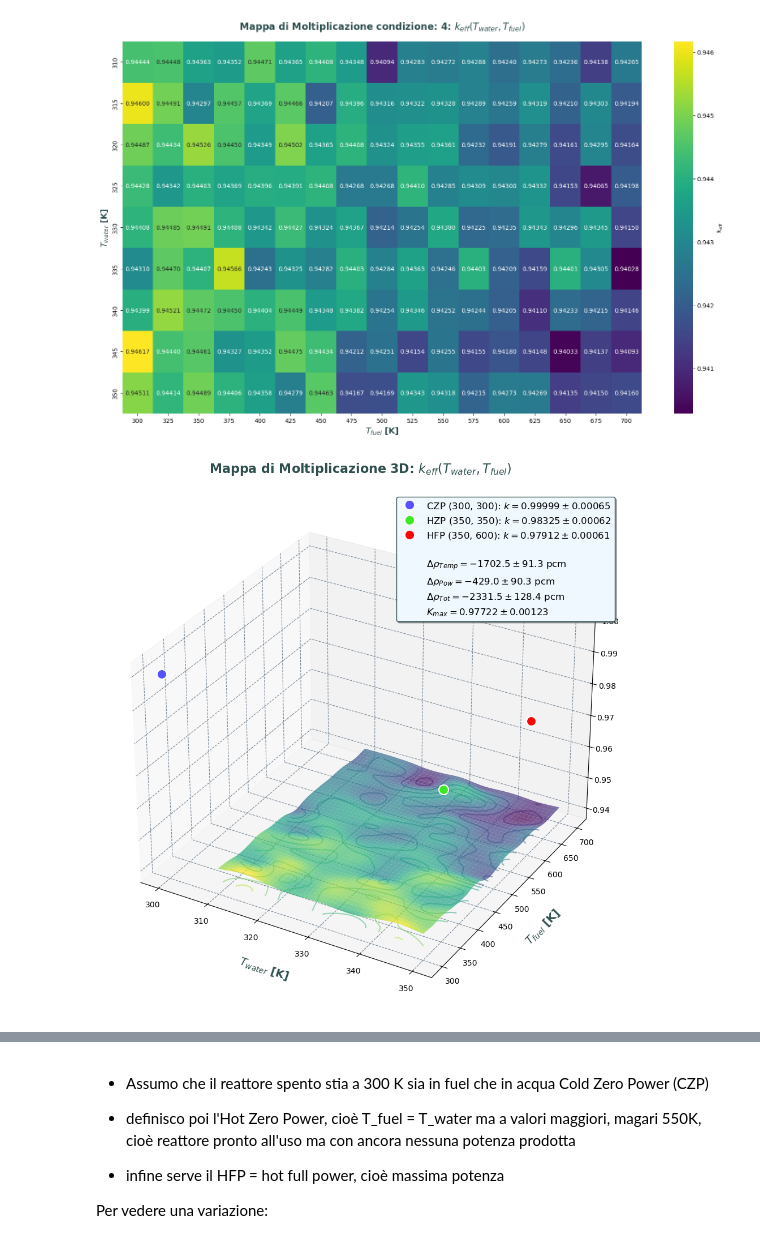
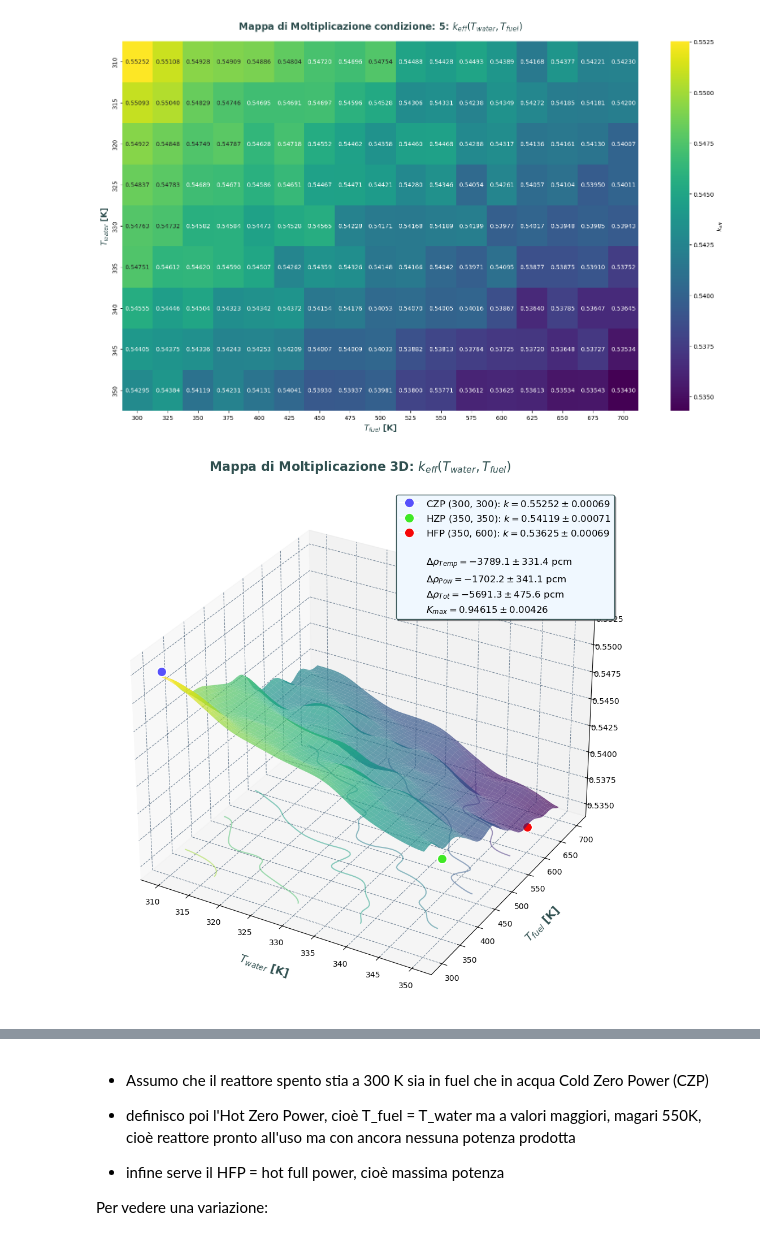
Before and after one commit to oblivion0218/Tesi-Magistrale, a Jupyter notebook: Open MC/reattore_4/auto/analisi.ipynb, the cells around one changed output, grey strips where cells are left out. Drawn from its saved outputs; the diff is of its cells as text; code cells hidden in the pictures.

```diff
--- a/Open MC/reattore_4/auto/analisi.ipynb
+++ b/Open MC/reattore_4/auto/analisi.ipynb
@@ -21,7 +21,7 @@ def load_parameters(filename='parametri.txt'):
     return {k: v for k, v in params.items() if not k.startswith('__') and k != 'np'}
 
 
-index = 4  # Sostituisci con l'indice desiderato
+index = 5  # Sostituisci con l'indice desiderato
 
 p = load_parameters('../parametri_' + str(index) + '.txt')
 
@@ -133,7 +133,7 @@ ax.set_ylabel("$T_{water}$ [K]", fontsize=14, fontweight='bold', color='#2F4F4F'
 plt.tight_layout()
 plt.show()
 # %% [output]
-[figure, old version]
+[figure, new version]
 # %%
 import numpy as np
 import matplotlib.pyplot as plt
@@ -157,15 +157,11 @@ def get_k_state(df, tw, tf):
         raise ValueError(f"Stato (Tw={tw}K, Tf={tf}K) non trovato nei dati.")
 
 # --- 2. ESTRAZIONE DATI E CALCOLI FISICI ---
-T_water_czp, T_fuel_czp = 300.0, 300.0
+T_water_czp, T_fuel_czp = 310.0, 300.0
 
-'''k_czp , std_czp = get_k_state(df, T_water_czp, T_fuel_czp)
+k_czp , std_czp = get_k_state(df, T_water_czp, T_fuel_czp)
 k_hzp, std_hzp = get_k_state(df, T_water_HZP, T_fuel_HZP)
-k_hfp, std_hfp = get_k_state(df, T_water_HZP, T_fuel_HFP)'''
-
-k_czp , std_czp = 0.99999    ,  0.00065
-k_hzp, std_hzp = 0.98325   ,   0.00062
-k_hfp, std_hfp = 0.97912   ,   0.00061
+k_hfp, std_hfp = get_k_state(df, T_water_HZP, T_fuel_HFP)
 
 rho_temp, err_temp = calc_reactivity_defect(k_czp, std_czp, k_hzp, std_hzp)
 rho_pow, err_pow = calc_reactivity_defect(k_hzp, std_hzp, k_hfp, std_hfp)
@@ -214,34 +210,34 @@ legend_elements = [
     Line2D([0], [0], marker='o', color='w', label=rf'HFP ({T_water_HZP:.0f}, {T_fuel_HFP:.0f}): $k = {k_hfp:.5f} \pm {std_hfp:.5f}$',
            markerfacecolor='#F60707', markersize=12),
 
     # Riga di spazio vuota
     Line2D([0], [0], color='none', label=' '),
 
     Line2D([0], [0], color='none', label=rf'$\Delta\rho_{{Temp}} = {rho_temp:.1f} \pm {err_temp:.1f}$ pcm'),
     Line2D([0], [0], color='none', label=rf'$\Delta\rho_{{Pow}} = {rho_pow:.1f} \pm {err_pow:.1f}$ pcm'),
     Line2D([0], [0], color='none', label=rf'$\Delta\rho_{{Tot}} = {rho_tot:.1f} \pm {err_tot:.1f}$ pcm'),
     Line2D([0], [0], color='none', label=rf'$K_{{max}} = {k_max:.5f} \pm {sigma_k:.5f}$')
 ]
 
 # Formattazione Assi e Titoli (Stile Unificato)
 ax.set_title(rf"Mappa di Moltiplicazione 3D: $k_{{eff}}(T_{{water}}, T_{{fuel}})$",
              fontsize=16, fontweight='bold', color='#2F4F4F', pad=25)
 ax.set_xlabel(r"$T_{water}$ [K]", fontsize=14, fontweight='bold', color='#2F4F4F', labelpad=15)
 ax.set_ylabel(r"$T_{fuel}$ [K]", fontsize=14, fontweight='bold', color='#2F4F4F', labelpad=15)
 ax.set_zlabel(r"$k_{eff}$", fontsize=14, fontweight='bold', color='#2F4F4F', labelpad=15)
 
 # Impostazioni Griglia (Stile Unificato)
 for axis in [ax.xaxis, ax.yaxis, ax.zaxis]:
     axis._axinfo["grid"].update({"color": "#778899", "linestyle": "--", "alpha": 0.6})
 
 # Legenda (Stile Unificato)
 ax.legend(handles=legend_elements, loc='upper right', frameon=True,
           shadow=True, fontsize=12, facecolor='#F0F8FF', edgecolor='#2F4F4F')
 
 plt.tight_layout()
 plt.show()
 # %% [output]
-[figure, old version]
+[figure, new version]
 # %%
 plt.figure(figsize=(16, 10))
 t_waters = df['T_water'].unique()
```
Also changed, not shown: parts of 3 cells of this notebook, 32 other files.
